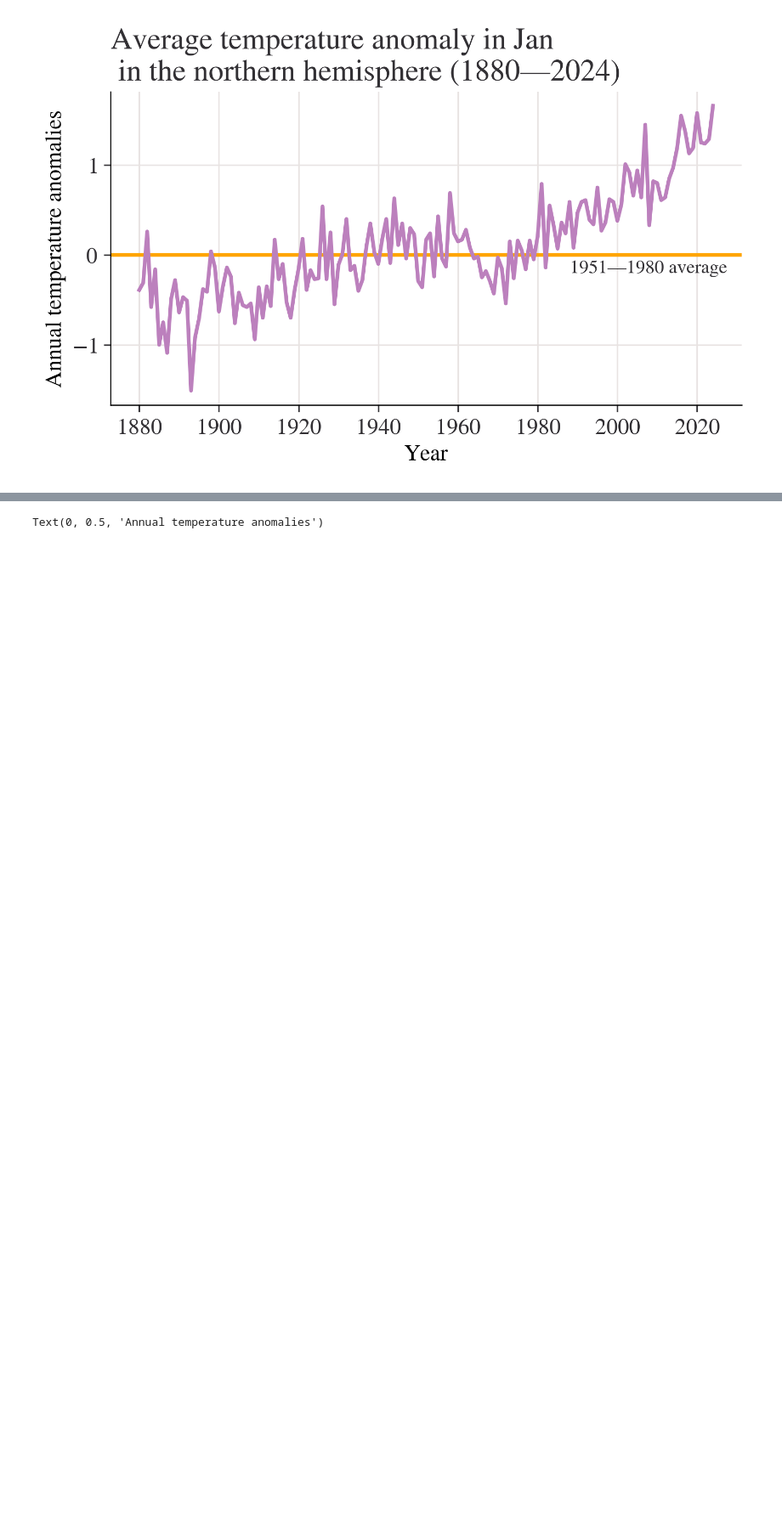
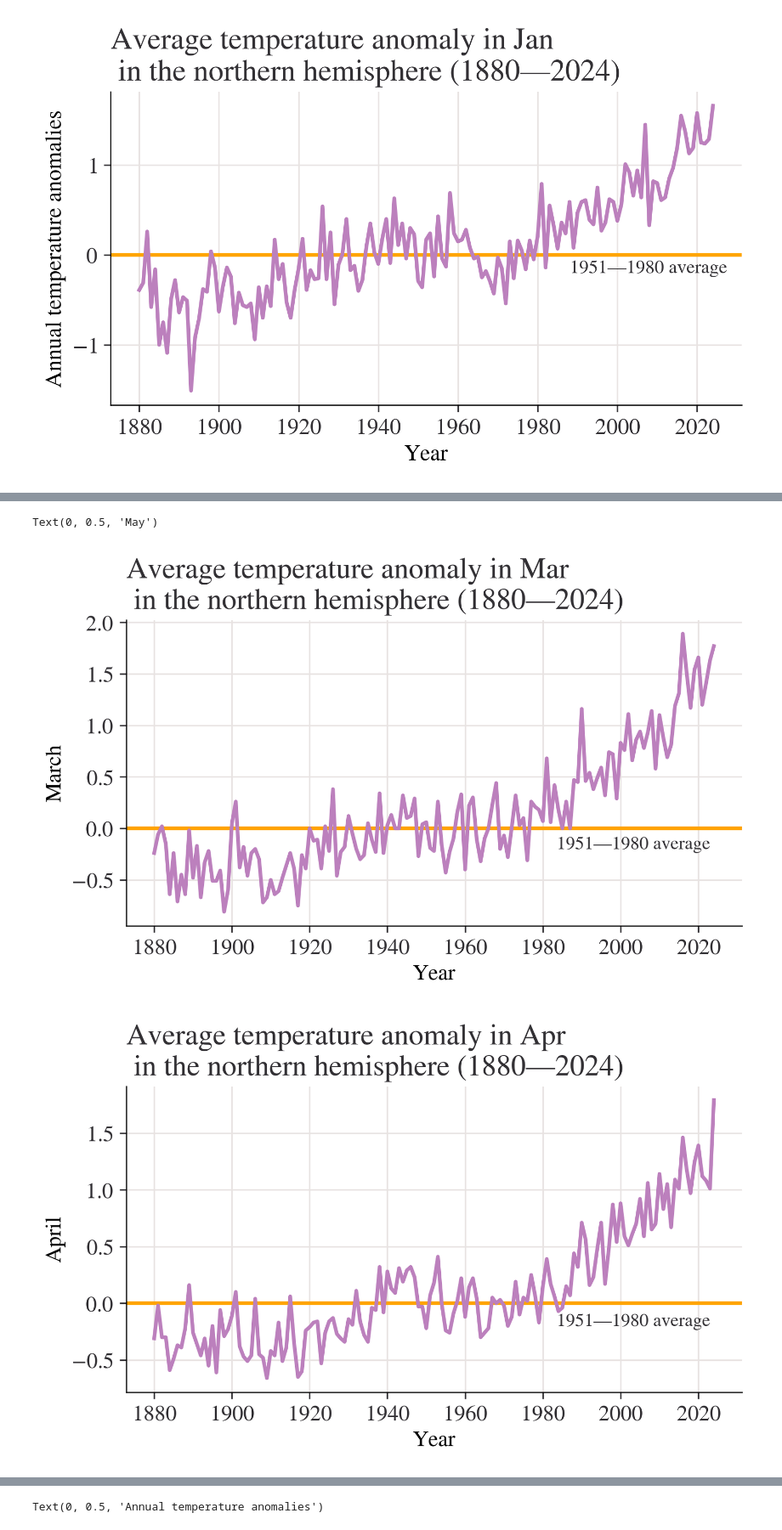
Before and after one commit to nichen-boop/xj-em24a-014, a Jupyter notebook: xujie-practiceone/xujie-prcticeone.ipynb, the cells around one changed output, grey strips where cells are left out. Shown at 85% size. Saved outputs shown, nothing was run; the diff lists cells and outputs as text; code cells hidden in the pictures; blank space fills up the shorter version.

```diff
--- a/xujie-practiceone/xujie-prcticeone.ipynb
+++ b/xujie-practiceone/xujie-prcticeone.ipynb
@@ -110,0 +163,36 @@ Text(0, 0.5, 'Annual temperature anomalies')
+# %%
+'''
+Extra practice: The columns labelled , , , and contain seasonal averages (means).
+For example, the column contains the average of the March, April, and May columns for each year.
+'''
+month1 = "Mar"
+fig, ax = plt.subplots()
+ax.axhline(0, color="orange")
+ax.annotate("1951—1980 average", xy=(0.66, -0.2), xycoords=("figure fraction", "data"))
+df[month1].plot(ax=ax)
+ax.set_title(
+    f"Average temperature anomaly in {month1} \n in the northern hemisphere (1880—{df.index.max()})"
+)
+ax.set_ylabel("March")
+month2 = "Apr"
+fig, ax = plt.subplots()
+ax.axhline(0, color="orange")
+ax.annotate("1951—1980 average", xy=(0.66, -0.2), xycoords=("figure fraction", "data"))
+df[month2].plot(ax=ax)
+ax.set_title(
+    f"Average temperature anomaly in {month2} \n in the northern hemisphere (1880—{df.index.max()})"
+)
+ax.set_ylabel("April")
+month3 = "May"
+fig, ax = plt.subplots()
+ax.axhline(0, color="orange")
+ax.annotate("1951—1980 average", xy=(0.66, -0.2), xycoords=("figure fraction", "data"))
+df[month3].plot(ax=ax)
+ax.set_title(
+    f"Average temperature anomaly in {month3} \n in the northern hemisphere (1880—{df.index.max()})"
+)
+ax.set_ylabel("May")
+# %% [output]
+Text(0, 0.5, 'May')
+[figure, added]
+[figure, added]
```
Also changed, not shown: parts of 17 cells of this notebook, 3 other files.
